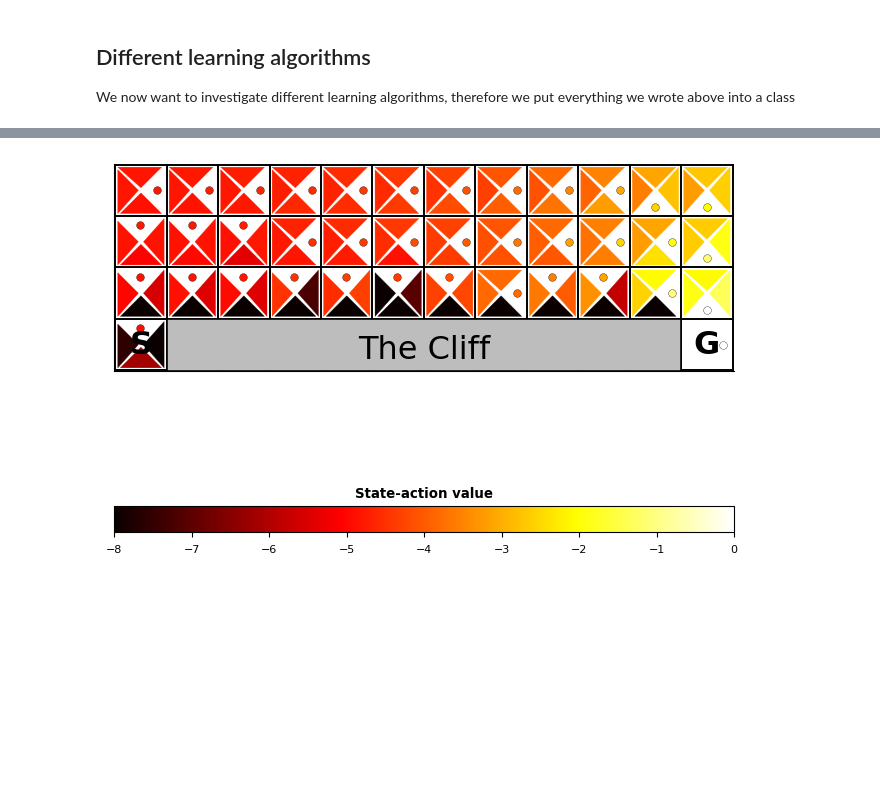
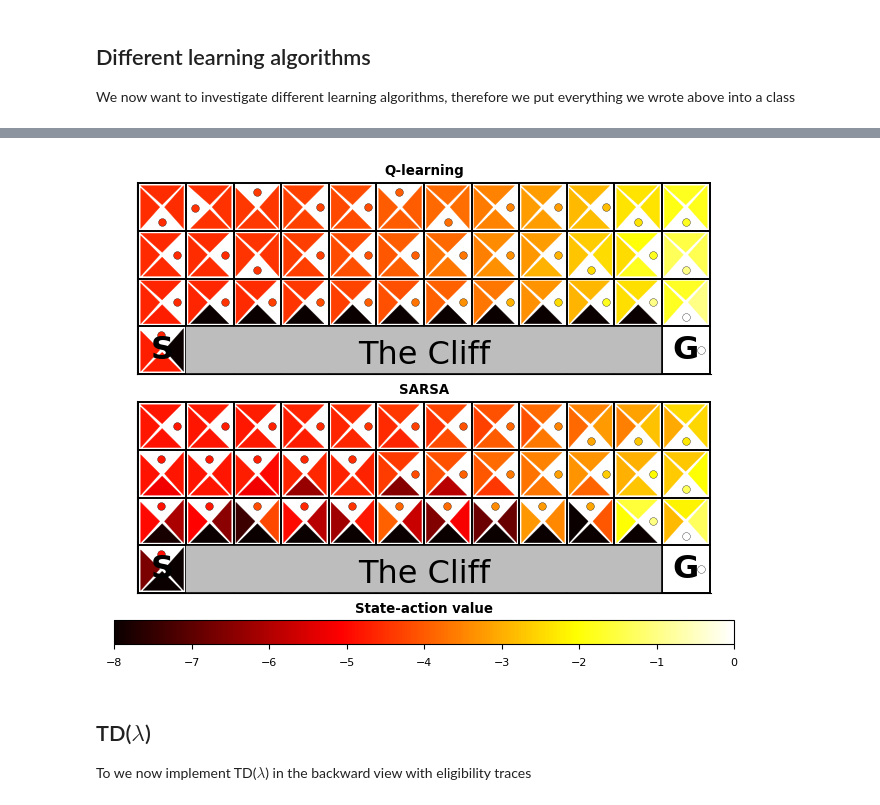
Before and after one commit to comp-neural-circuits/intro-to-comp-neuro, a Jupyter notebook: notebooks/Exc_12/notebook_12.ipynb, the cells around one changed output, grey strips where cells are left out. Drawn from its saved outputs; the diff is of its cells as text; code cells hidden in the pictures; blank space fills up the shorter version.

Commit message:
implement td learning - check again

```diff
--- a/notebooks/Exc_12/notebook_12.ipynb
+++ b/notebooks/Exc_12/notebook_12.ipynb
@@ -237,7 +237,7 @@ def run_episode(policy, state=0):
 
     for t in range(max_steps):
         # choose next action
-        action = policy(state=state)
+        action = policy(state=state,q = state_action_values[state])
         all_actions.append(action)
 
         # observe outcome of action on environment
@@ -573,9 +597,10 @@ class CliffWorld(object):
                                 color=color,zorder=10)
             ax.add_patch(rect)
 
-    def show_state_action_values_in_grid(self, ax = None, min_val = 0, max_val = 0):
+    def show_state_action_values_in_grid(self, ax = None, cax = None, min_val = 0, max_val = 0):
 
-        fig, (ax, cax) = plt.subplots(2,1, gridspec_kw={'height_ratios': [15,1]})
+        if ax == None or cax == None:
+            fig, (ax, cax) = plt.subplots(2,1, gridspec_kw={'height_ratios': [15,1]})
 
 
         cmap = mpl.cm.hot
@@ -811,5 +850,5 @@ def policy_epsilon_greedy(**kwargs):
 # %%
-def sarsa_learning(state, action, reward, next_state, next_action, state_values, state_action_values, params):
+def sarsa_learning(state, action, reward, next_state, next_action, state_values, state_action_values, params, *args):
     # Q-value of current state-action pair
     q = state_action_values[state, action]
 
@@ -825,7 +864,7 @@ def sarsa_learning(state, action, reward, next_state, next_action, state_values,
 
     return state_values, state_action_values # we also return the state_values (although not changed)
 
-def q_learning(state, action, reward, next_state, next_action, state_values, state_action_values, params):
+def q_learning(state, action, reward, next_state, next_action, state_values, state_action_values, params, *args):
     # Q-value of current state-action pair
     q = state_action_values[state, action]
 
@@ -841,22 +880,36 @@ def q_learning(state, action, reward, next_state, next_action, state_values, sta
 
     return state_values, state_action_values # we also return the state_values (although not changed)
 # %%
-sample_cliff = CliffWorld()
-# sample_cliff.run_episode(policy=policy_epsilon_greedy)
-
+fig, (ax_q_learning, ax_sarsa, cax) = plt.subplots(3,1, gridspec_kw={'height_ratios': [8,8,1]})
+ax_q_learning.set_title('Q-learning')
+ax_sarsa.set_title('SARSA')
 params = {
   'epsilon': 0.1,  # epsilon-greedy policy
   'alpha': 0.1,  # learning rate
   'gamma': 0.8,  # discount factor
 }
 
-np.random.seed(12)
-sample_cliff.learn_environment(
+np.random.seed(42)
+cliff_q_learning = CliffWorld()
+cliff_q_learning.learn_environment(
+    learning_rule = q_learning,
+    policy=policy_epsilon_greedy,
+    params = params,
+    n_episodes = 2_000,
+    initiation_keyword='ones',)
+cliff_q_learning.show_state_action_values_in_grid(ax = ax_q_learning, cax=cax, min_val=-8, max_val = 0)
+
+cliff_sarsa = CliffWorld()
+cliff_sarsa.learn_environment(
     learning_rule = sarsa_learning,
     policy=policy_epsilon_greedy,
     params = params,
-    n_episodes = 10_000,
+    n_episodes = 2_000,
     initiation_keyword='ones',)
-sample_cliff.show_state_action_values_in_grid(ax = None, min_val=-8, max_val = 0)
+cliff_sarsa.show_state_action_values_in_grid(ax = ax_sarsa, cax=cax, min_val=-8, max_val = 0)
 # %% [output]
-[figure, old version]
+[figure, new version]
+# %% [markdown]
+## TD($\lambda$)
+
+To we now implement TD($\lambda$) in the backward view with eligibility traces
```
Also changed, not shown: parts of 8 cells of this notebook, 2 other files.
